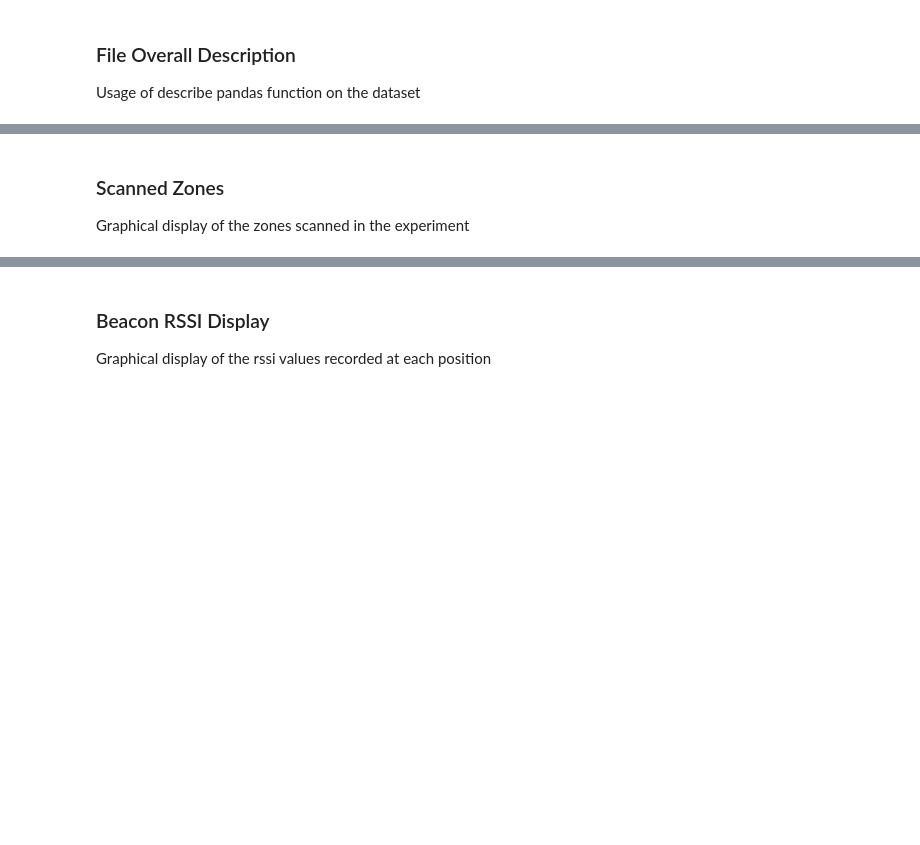
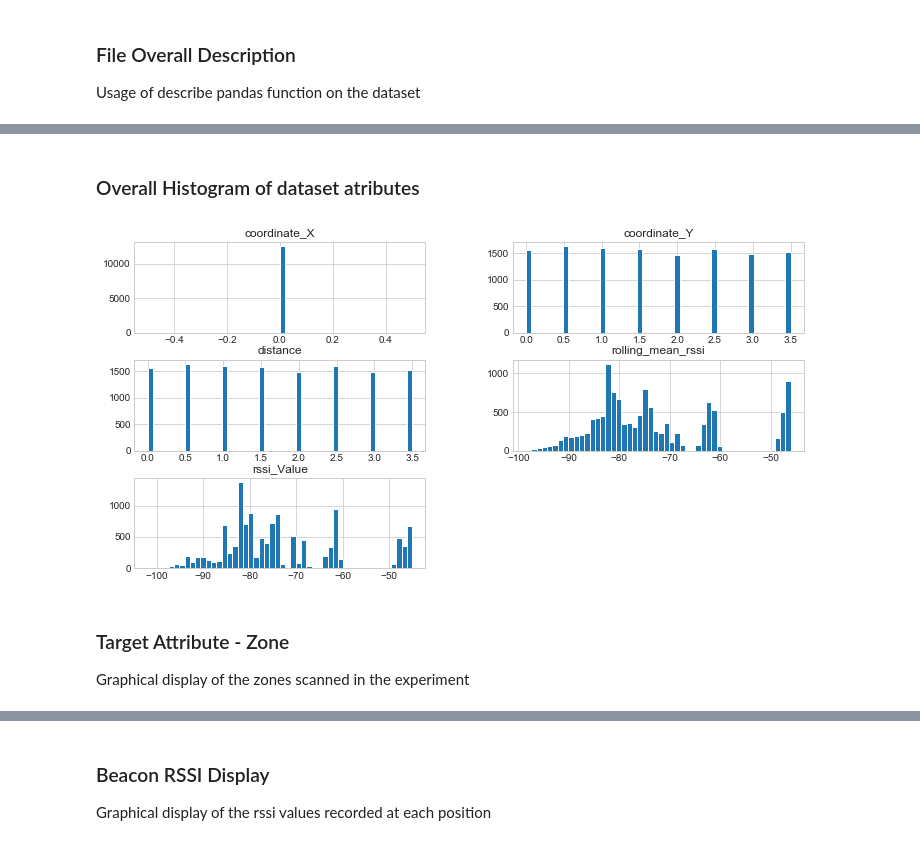
Before and after one commit to rui-pedro-porfirio/IndoorApp, a Jupyter notebook: Server/Notebooks/PROXIMITY/Classification/RANDOM_FOREST/BLEProximityClassifierRFExperiment.ipynb, the cells around one changed output, grey strips where cells are left out. Saved outputs shown, nothing was run; the diff lists cells and outputs as text; code cells hidden in the pictures; blank space fills up the shorter version.

```diff
--- a/Server/Notebooks/PROXIMITY/Classification/RANDOM_FOREST/BLEProximityClassifierRFExperiment.ipynb
+++ b/Server/Notebooks/PROXIMITY/Classification/RANDOM_FOREST/BLEProximityClassifierRFExperiment.ipynb
@@ -86,3 +187,10 @@ display(dataset.describe().transpose())
+# %% [markdown]
+### Overall Histogram of dataset atributes
+# %%
+dataset.hist(bins=50,figsize=(12,6))
+plt.show()
+# %% [output]
+[figure, added]
 # %% [markdown]
-### Scanned Zones
+### Target Attribute - Zone
 Graphical display of the zones scanned in the experiment
```
Also changed, not shown: parts of 55 cells of this notebook, 2 other files.
